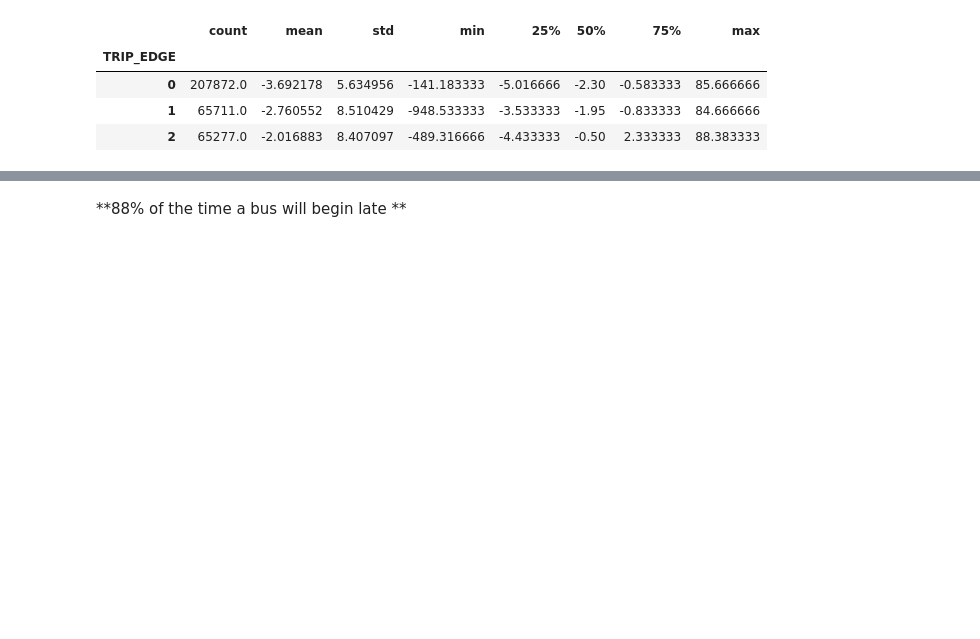
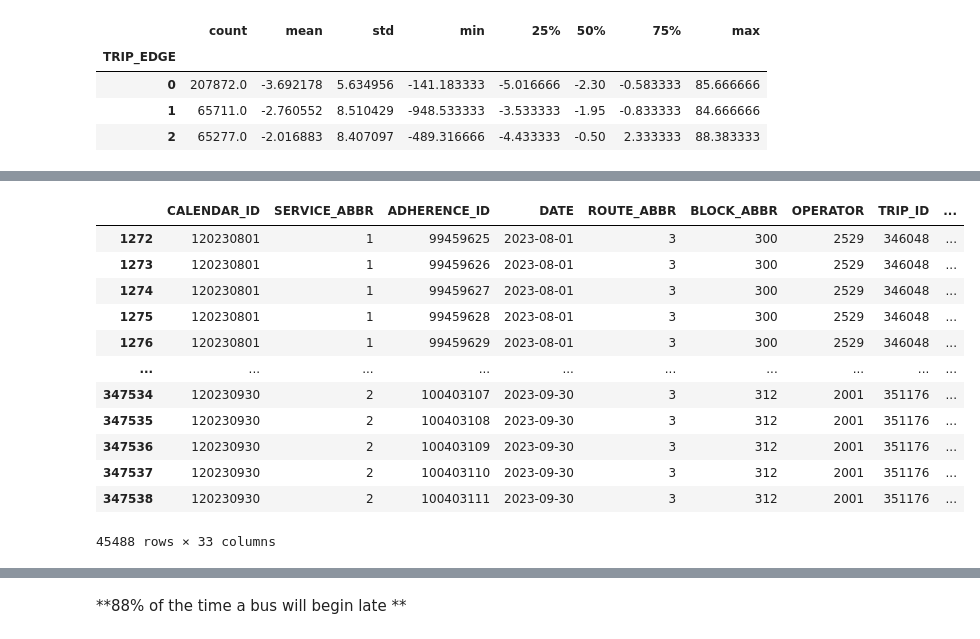
Before and after one commit to kudzuweb/wego-byte-crawlers_wego, a Jupyter notebook: notebooks/KD_wego_question_1_new.ipynb, the cells around one changed output, grey strips where cells are left out. Cells and saved outputs as stored; diff of their text form; code cells hidden in the pictures; blank space fills up the shorter version.

```diff
--- a/notebooks/KD_wego_question_1_new.ipynb
+++ b/notebooks/KD_wego_question_1_new.ipynb
@@ -108,0 +115,16 @@ trip_adherence[trip_adherence['TRIP_EDGE'] == 1].shape
+# %%
+route_3
+# %% [output]
+|  | CALENDAR_ID | SERVICE_ABBR | ADHERENCE_ID | DATE | ROUTE_ABBR | BLOCK_ABBR | OPERATOR | TRIP_ID | ... |
+| 1272 | 120230801 | 1 | 99459625 | 2023-08-01 | 3 | 300 | 2529 | 346048 | ... |
+| 1273 | 120230801 | 1 | 99459626 | 2023-08-01 | 3 | 300 | 2529 | 346048 | ... |
+| 1274 | 120230801 | 1 | 99459627 | 2023-08-01 | 3 | 300 | 2529 | 346048 | ... |
+| 1275 | 120230801 | 1 | 99459628 | 2023-08-01 | 3 | 300 | 2529 | 346048 | ... |
+| 1276 | 120230801 | 1 | 99459629 | 2023-08-01 | 3 | 300 | 2529 | 346048 | ... |
+| ... | ... | ... | ... | ... | ... | ... | ... | ... | ... |
+| 347534 | 120230930 | 2 | 100403107 | 2023-09-30 | 3 | 312 | 2001 | 351176 | ... |
+| 347535 | 120230930 | 2 | 100403108 | 2023-09-30 | 3 | 312 | 2001 | 351176 | ... |
+| 347536 | 120230930 | 2 | 100403109 | 2023-09-30 | 3 | 312 | 2001 | 351176 | ... |
+| 347537 | 120230930 | 2 | 100403110 | 2023-09-30 | 3 | 312 | 2001 | 351176 | ... |
+| 347538 | 120230930 | 2 | 100403111 | 2023-09-30 | 3 | 312 | 2001 | 351176 | ... |
+45488 rows × 33 columns
```
Also changed, not shown: parts of 34 cells of this notebook.
